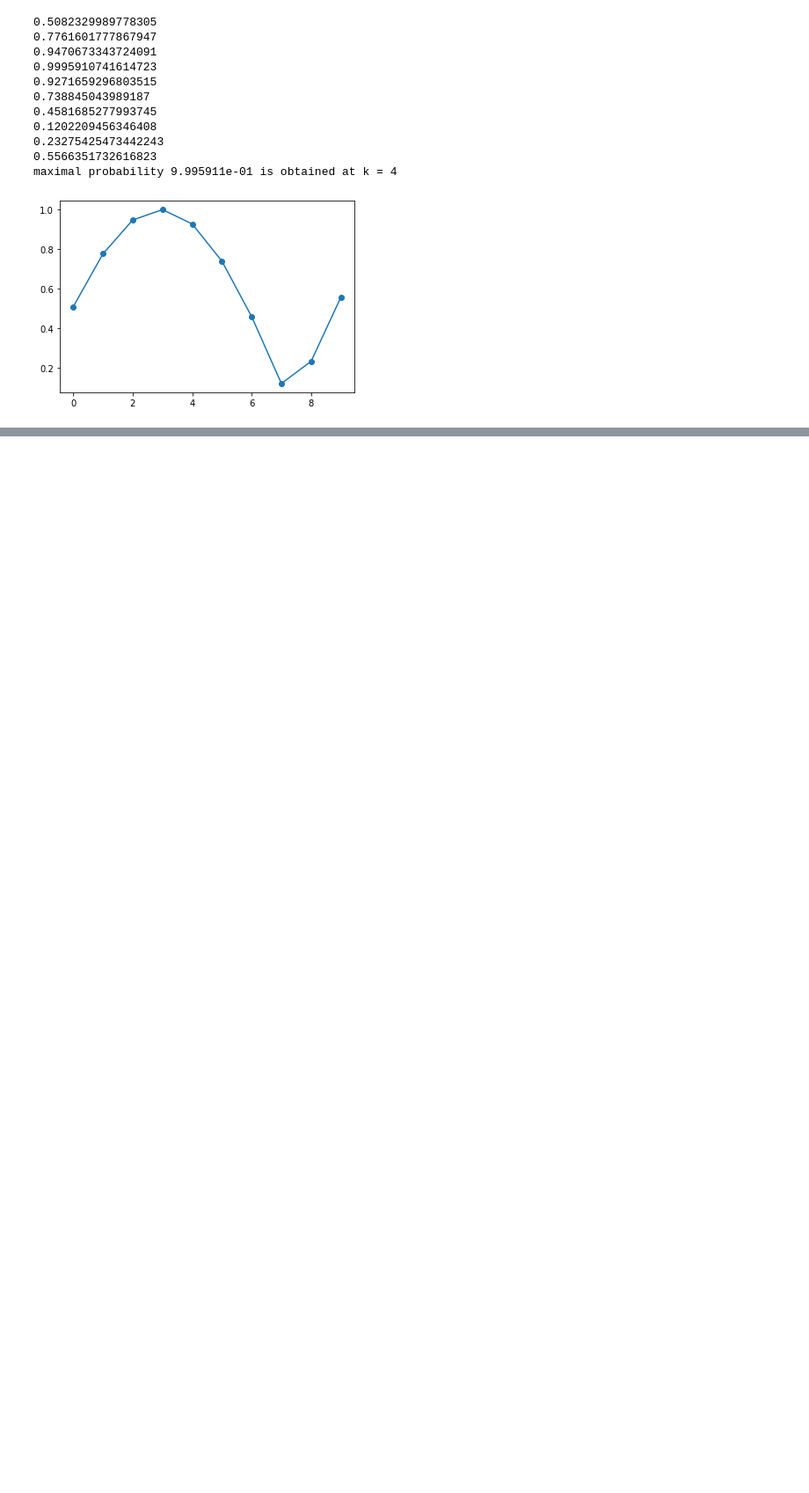
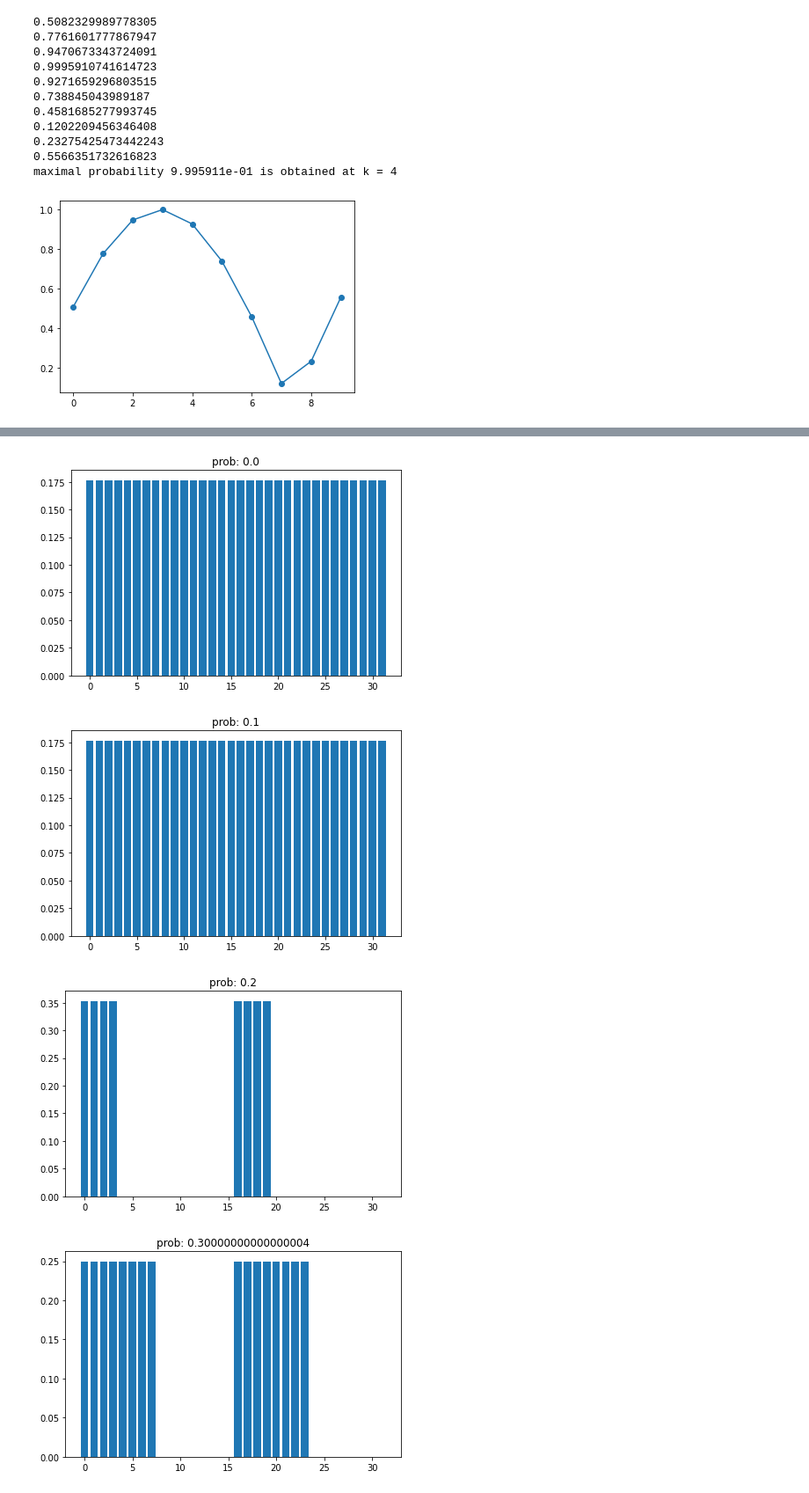
Before and after one commit to KaitoMuraoka/BasicQuantumAlgorithm, a Jupyter notebook: main/First.ipynb, the cells around one changed output, grey strips where cells are left out. Shown at 88% size. Cells and saved outputs as stored; diff of their text form; code cells hidden in the pictures; blank space fills up the shorter version.

```diff
--- a/main/First.ipynb
+++ b/main/First.ipynb
@@ -249,0 +222,10 @@ def make_noisy_U_s(nqubits, dephasing_rate):
+# %%
+nqubits = 5
+dephasing_rate = 0.5
+state = QuantumState(nqubits)
+state.set_zero_state()
+
+Hadamard = make_noisy_Hadamard(nqubits, dephasing_rate)
+Hadamard.update_quantum_state(state)
+
+show_distribution(state, nqubits)
@@ -249,0 +248,11 @@ def make_noisy_U_s(nqubits, dephasing_rate):
+# %%
+## 初期状態の準備
+state = QuantumState(nqubits)
+state.set_zero_state()
+Hadamard.update_quantum_state(state)
+
+## U_s U_w を作用
+U_s = make_U_s(nqubits)
+U_w.update_quantum_state(state)
+U_s.update_quantum_state(state)
+show_distribution(state,nqubits)
@@ -249,0 +261,19 @@ def make_noisy_U_s(nqubits, dephasing_rate):
+# %%
+for i in range(0, 11):
+    nqubits = 5
+    dephasing_rate = i * 0.1
+    state = QuantumState(nqubits)
+    state.set_zero_state()
+
+    Hadamard = make_noisy_Hadamard(nqubits, dephasing_rate)
+    Hadamard.update_quantum_state(state)
+
+    plt.subplots(1, 1, tight_layout = True)
+    plt.subplots_adjust(wspace=0.5, hspace=0.5)
+    plt.title(f'prob: {dephasing_rate}')
+    show_distribution(state, nqubits)
+# %% [output]
+[figure, added]
+[figure, added]
+[figure, added]
+[figure, added]
```
Also changed, not shown: parts of 22 cells of this notebook.
